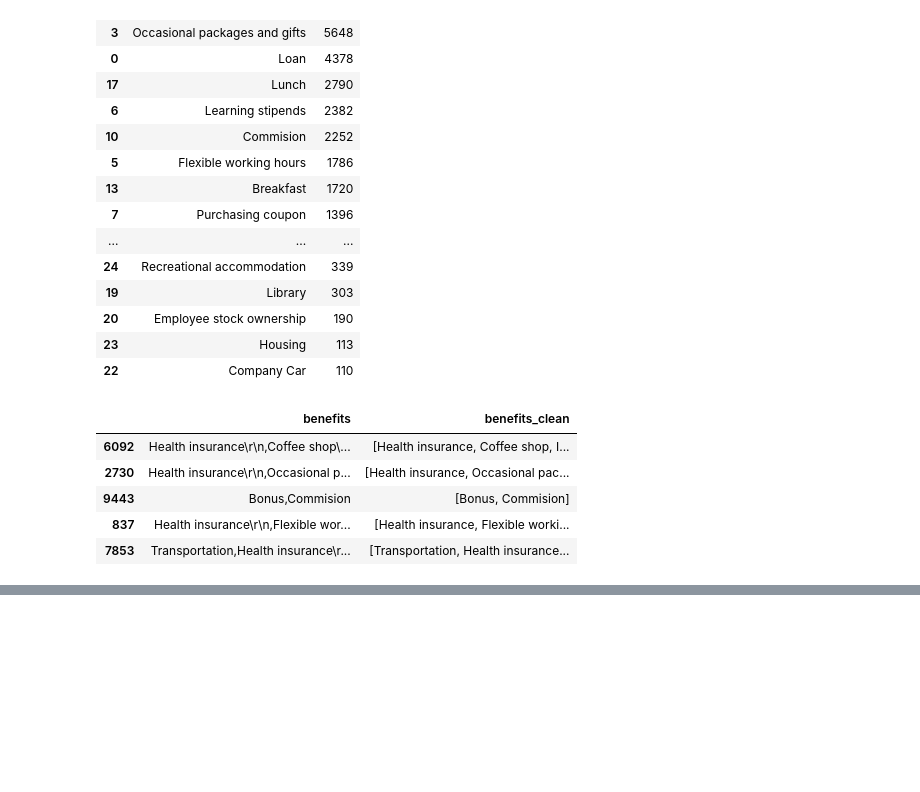
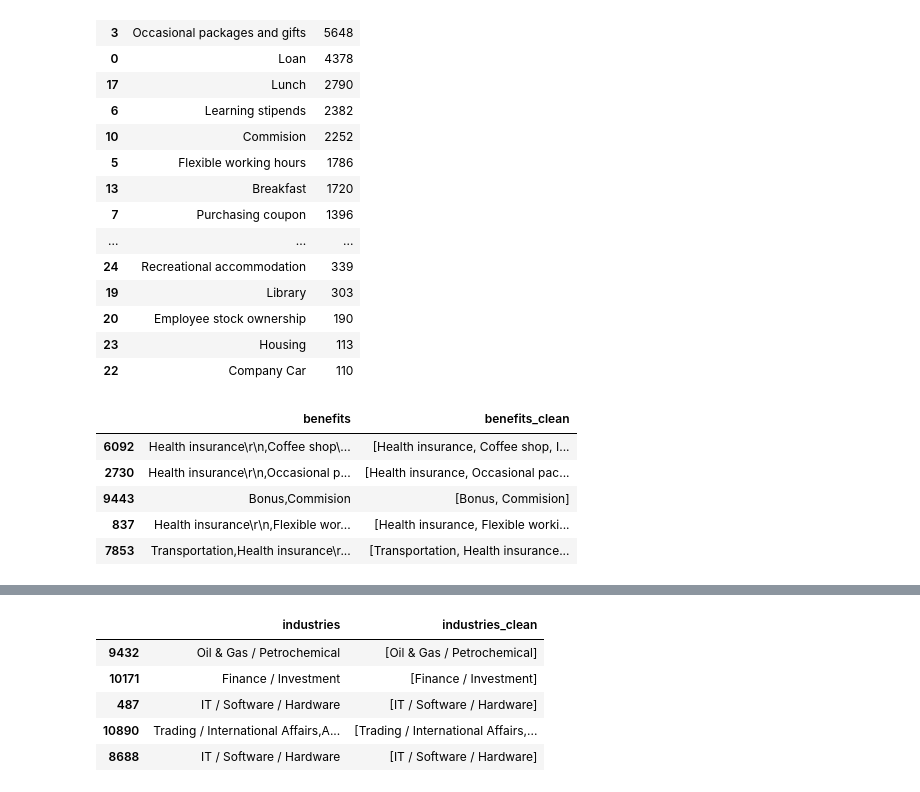
Before and after one commit to Behniash/Iran-Job-Market-Analysis, a Jupyter notebook: notebooks/03_Data Cleaning.ipynb, the cells around one changed output, grey strips where cells are left out. Cells and saved outputs as stored; diff of their text form; code cells hidden in the pictures; blank space fills up the shorter version.

```diff
--- a/notebooks/03_Data Cleaning.ipynb
+++ b/notebooks/03_Data Cleaning.ipynb
@@ -791,0 +839,9 @@ df[["benefits", "benefits_clean"]].dropna().sample(5,random_state=42)
+# %%
+df[["industries", "industries_clean"]].sample(5, random_state=42)
+# %% [output]
+|  | industries | industries_clean |
+| 9432 | Oil & Gas / Petrochemical | [Oil & Gas / Petrochemical] |
+| 10171 | Finance / Investment | [Finance / Investment] |
+| 487 | IT / Software / Hardware | [IT / Software / Hardware] |
+| 10890 | Trading / International Affairs,A... | [Trading / International Affairs,... |
+| 8688 | IT / Software / Hardware | [IT / Software / Hardware] |
```
Also changed, not shown: parts of 6 cells of this notebook.
